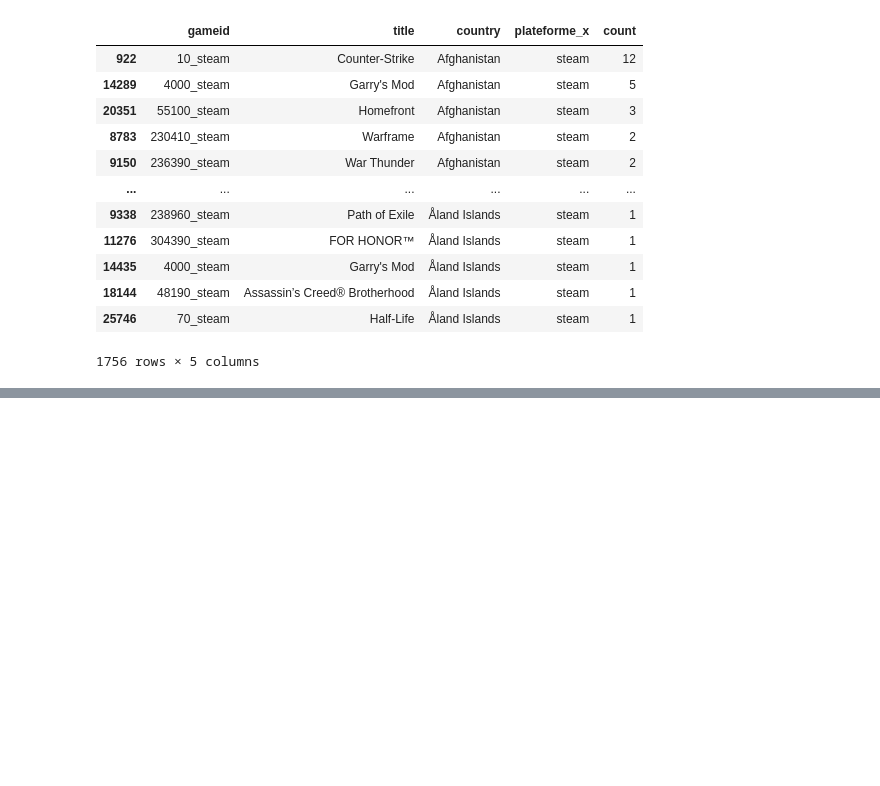
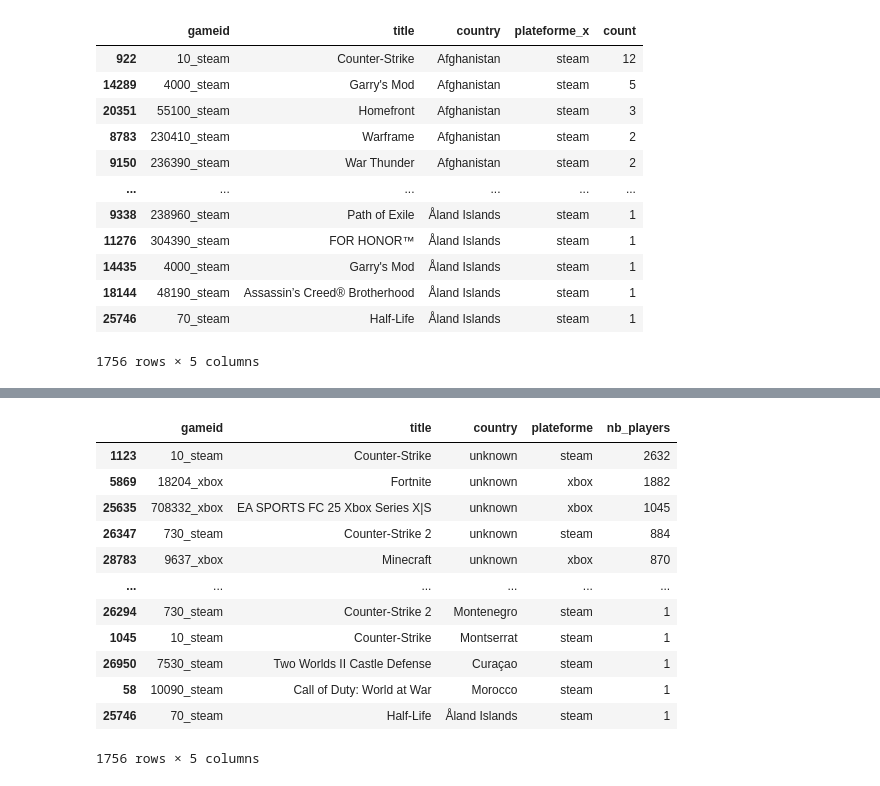
Before and after one commit to isanyams/projet-jeux-video, a Jupyter notebook: notebook/5_questions/top_10_jeux_par_pays.ipynb, the cells around one changed output, grey strips where cells are left out. Cells and saved outputs as stored; diff of their text form; code cells hidden in the pictures; blank space fills up the shorter version.

```diff
--- a/notebook/5_questions/top_10_jeux_par_pays.ipynb
+++ b/notebook/5_questions/top_10_jeux_par_pays.ipynb
@@ -242,0 +273,18 @@ valeurs_uniques.shape
+# %%
+# verification: meilleur joueur
+
+top_games.sort_values('nb_players', ascending=[False])
+# %% [output]
+|  | gameid | title | country | plateforme | nb_players |
+| 1123 | 10_steam | Counter-Strike | unknown | steam | 2632 |
+| 5869 | 18204_xbox | Fortnite | unknown | xbox | 1882 |
+| 25635 | 708332_xbox | EA SPORTS FC 25 Xbox Series X|S | unknown | xbox | 1045 |
+| 26347 | 730_steam | Counter-Strike 2 | unknown | steam | 884 |
+| 28783 | 9637_xbox | Minecraft | unknown | xbox | 870 |
+| ... | ... | ... | ... | ... | ... |
+| 26294 | 730_steam | Counter-Strike 2 | Montenegro | steam | 1 |
+| 1045 | 10_steam | Counter-Strike | Montserrat | steam | 1 |
+| 26950 | 7530_steam | Two Worlds II Castle Defense | Curaçao | steam | 1 |
+| 58 | 10090_steam | Call of Duty: World at War | Morocco | steam | 1 |
+| 25746 | 70_steam | Half-Life | Åland Islands | steam | 1 |
+1756 rows × 5 columns
```
Also changed, not shown: parts of 8 cells of this notebook.
